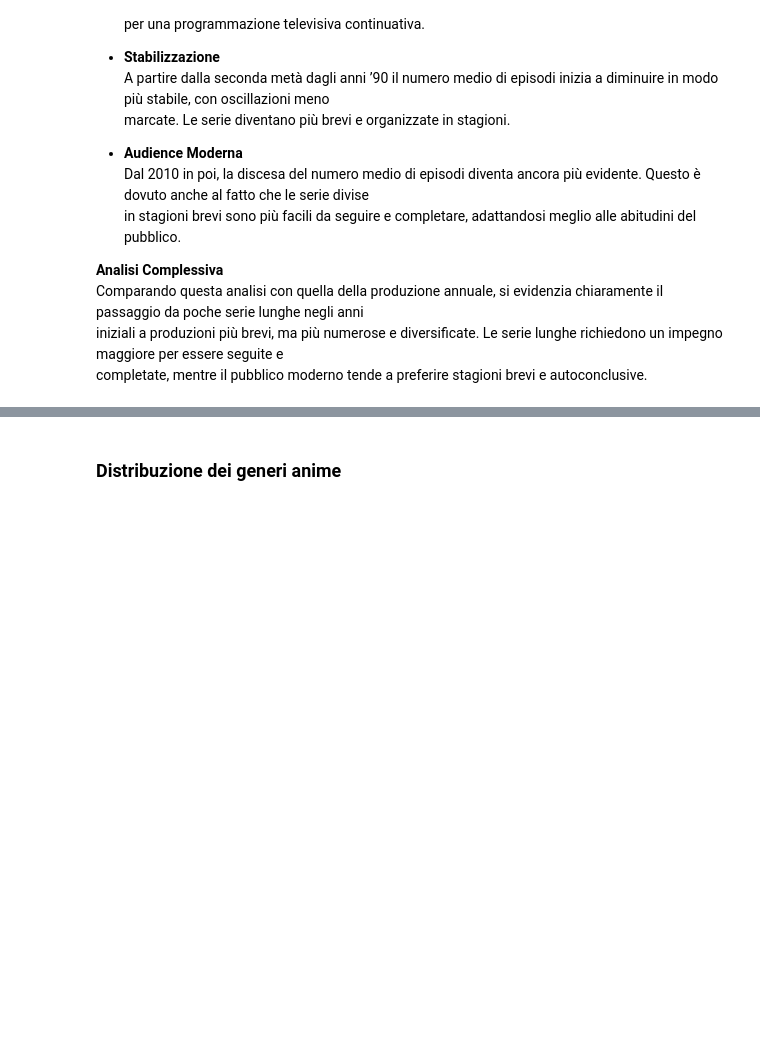
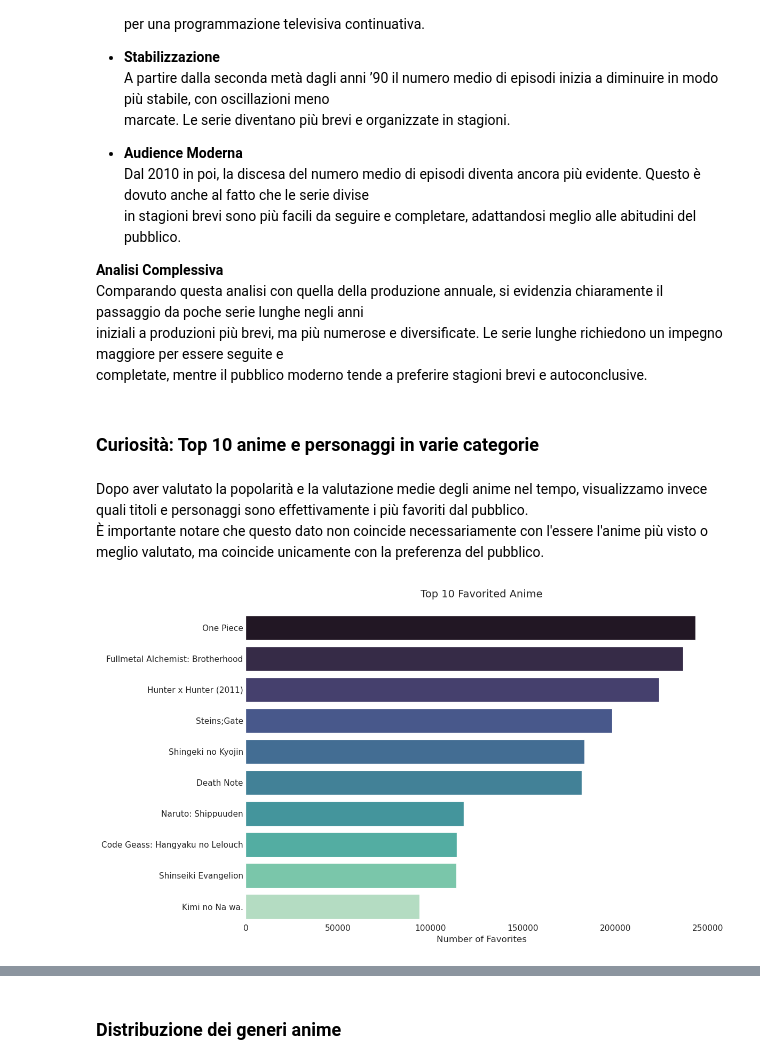
Before and after one commit to sarazunino/HCI, a Jupyter notebook: solution/02_notebook.ipynb, the cells around one changed output, grey strips where cells are left out. Drawn from its saved outputs; the diff is of its cells as text; code cells hidden in the pictures; blank space fills up the shorter version.

```diff
--- a/solution/02_notebook.ipynb
+++ b/solution/02_notebook.ipynb
@@ -250,3 +253,22 @@ in stagioni brevi sono più facili da seguire e completare, adattandosi meglio a
 Comparando questa analisi con quella della produzione annuale, si evidenzia chiaramente il passaggio da poche serie lunghe negli anni
 iniziali a produzioni più brevi, ma più numerose e diversificate. Le serie lunghe richiedono un impegno maggiore per essere seguite e
 completate, mentre il pubblico moderno tende a preferire stagioni brevi e autoconclusive.
+# %% [markdown]
+### Curiosità: Top 10 anime e personaggi in varie categorie
+# %% [markdown]
+Dopo aver valutato la popolarità e la valutazione medie degli anime nel tempo, visualizzamo invece quali titoli e personaggi sono effettivamente i più favoriti dal pubblico.
+È importante notare che questo dato non coincide necessariamente con l'essere l'anime più visto o meglio valutato, ma coincide   unicamente con la preferenza del pubblico.
+# %%
+top_anime = details_df.sort_values(by='favorites', ascending=False).head(10)
+sns.set_style("white")
+plt.figure(figsize=(12, 7))
+plt.rcParams['font.family'] = 'DejaVu Sans'
+sns.barplot(x='favorites',  y='title', hue = 'title', data=top_anime, palette='mako', legend=False)
+sns.despine(left=True, bottom=True)
+plt.xlabel('Number of Favorites')
+plt.ylabel('')
+plt.title('Top 10 Favorited Anime', fontsize=14, pad=20)
+plt.tight_layout()
+plt.show()
+# %% [output]
+[figure, added]
```
Also changed, not shown: parts of 53 cells of this notebook, 8 other files.
